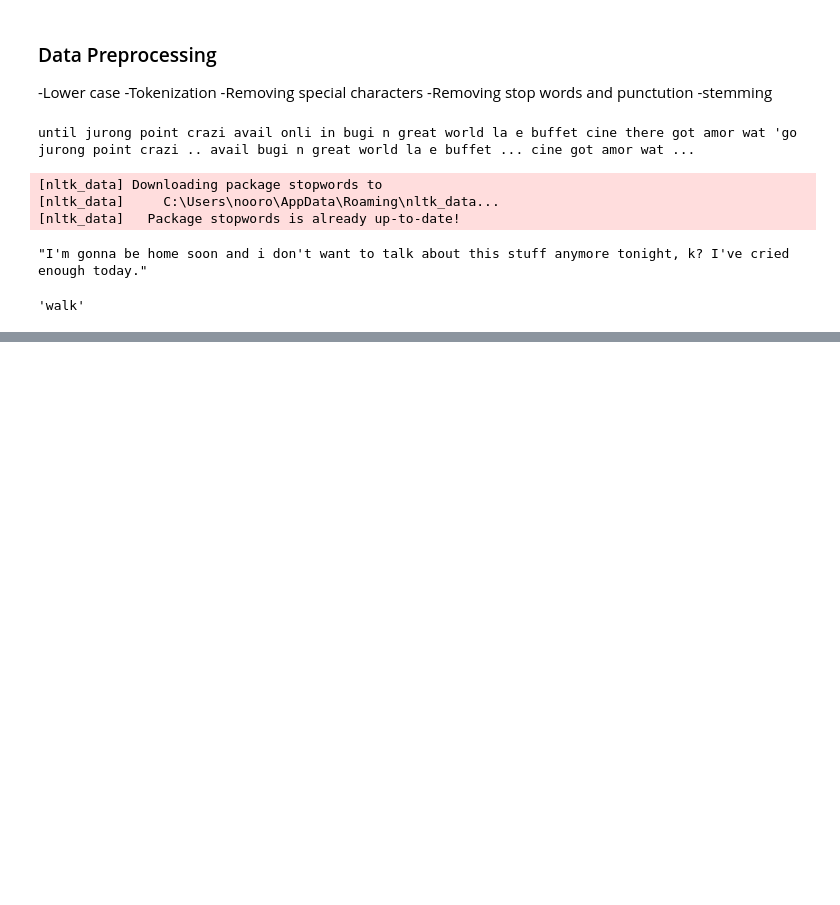
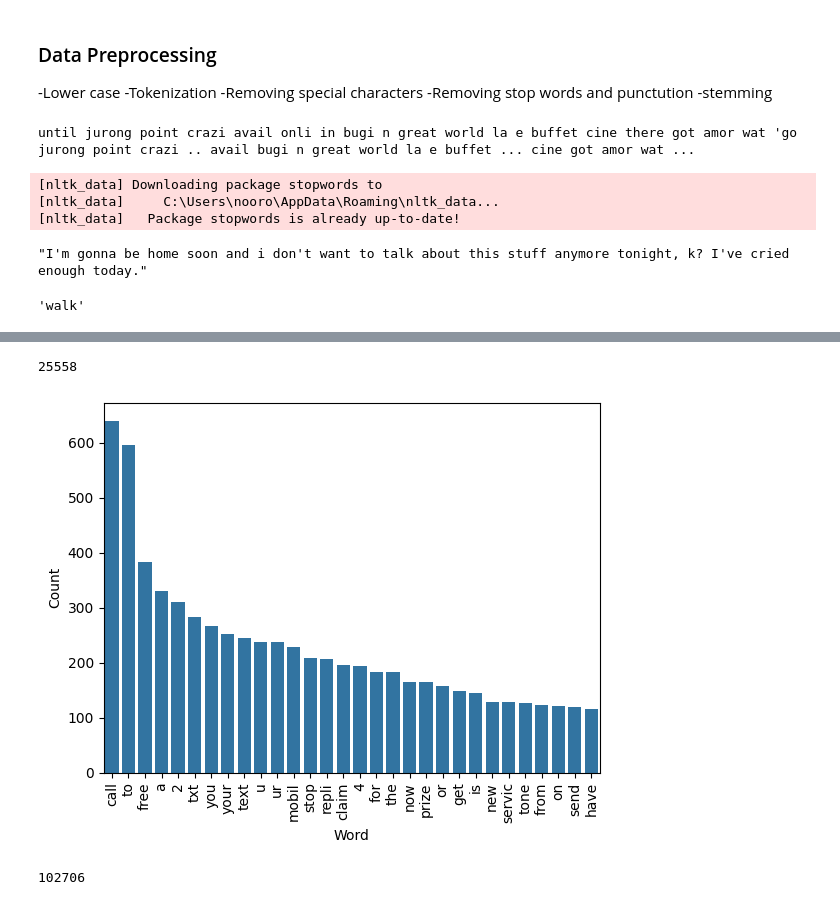
Before and after one commit to Nooraldin2001/Email-Spam-Classifier, a Jupyter notebook: model.ipynb, the cells around one changed output, grey strips where cells are left out. Drawn from its saved outputs; the diff is of its cells as text; code cells hidden in the pictures; blank space fills up the shorter version.

```diff
--- a/model.ipynb
+++ b/model.ipynb
@@ -343,0 +379,29 @@ df['transformed_text'] = df['text'].apply(transform_text)
+# %%
+spam_corpus = []
+for msg in df[df['target'] == 1]['transformed_text'].tolist():
+    for word in msg.split():
+        spam_corpus.append(word)
+# %%
+len(spam_corpus)
+# %% [output]
+25558
+# %%
+# from collections import Counter
+# sns.barplot(pd.DataFrame(Counter(spam_corpus).most_common(30))[0], pd.DataFrame(Counter(spam_corpus).most_common(30))[1])
+# plt.xticks(rotation='vertical')
+# plt.show
+
+# Assuming spam_corpus is your list of text data
+
+# Count the occurrences of each item in spam_corpus
+word_counts = Counter(spam_corpus)
+
+# Convert the Counter object to a DataFrame and select the top 30 most common words
+common_words_df = pd.DataFrame(word_counts.most_common(30), columns=['Word', 'Count'])
+
+# Plot the barplot
+sns.barplot(data=common_words_df, x='Word', y='Count')
+plt.xticks(rotation='vertical')
+plt.show()
+# %% [output]
+[figure, added]
@@ -343,0 +413,4 @@ df['transformed_text'] = df['text'].apply(transform_text)
+# %%
+len(ham_corpus)
+# %% [output]
+102706
```
Also changed, not shown: parts of 23 cells of this notebook.
